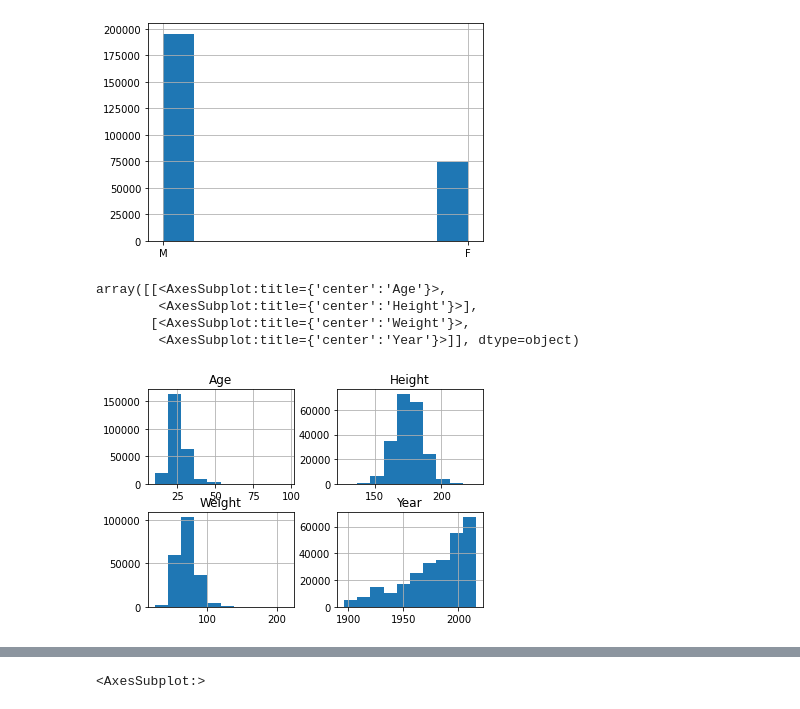
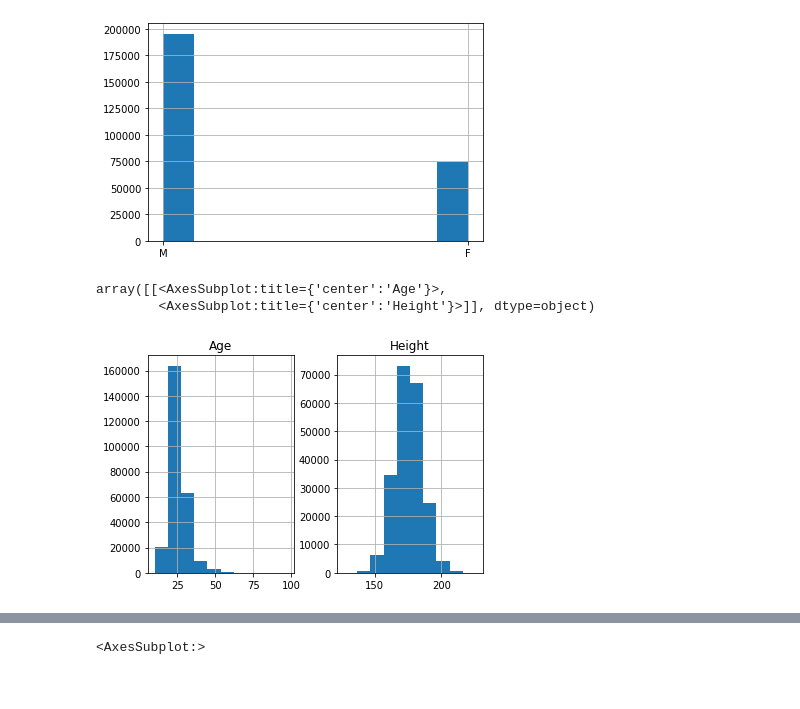
Before and after one commit to abiasiol/LearnSQLCapstoneProject, a Jupyter notebook: 2_preliminary_silver_exploration.ipynb, the cells around one changed output, grey strips where cells are left out. Drawn from its saved outputs; the diff is of its cells as text; code cells hidden in the pictures.

```diff
--- a/2_preliminary_silver_exploration.ipynb
+++ b/2_preliminary_silver_exploration.ipynb
@@ -29,10 +29,8 @@ silver_df.Sex.hist()
 <AxesSubplot:>
 [figure]
 # %%
-silver_df[['Age', 'Height', 'Weight', 'Year']].hist()
+silver_df[['Age', 'Height']].hist()
 # %% [output]
 array([[<AxesSubplot:title={'center':'Age'}>,
-        <AxesSubplot:title={'center':'Height'}>],
-       [<AxesSubplot:title={'center':'Weight'}>,
-        <AxesSubplot:title={'center':'Year'}>]], dtype=object)
+        <AxesSubplot:title={'center':'Height'}>]], dtype=object)
-[figure, old version]
+[figure, new version]
```
Also changed, not shown: parts of 2 cells of this notebook, 1 other file.
